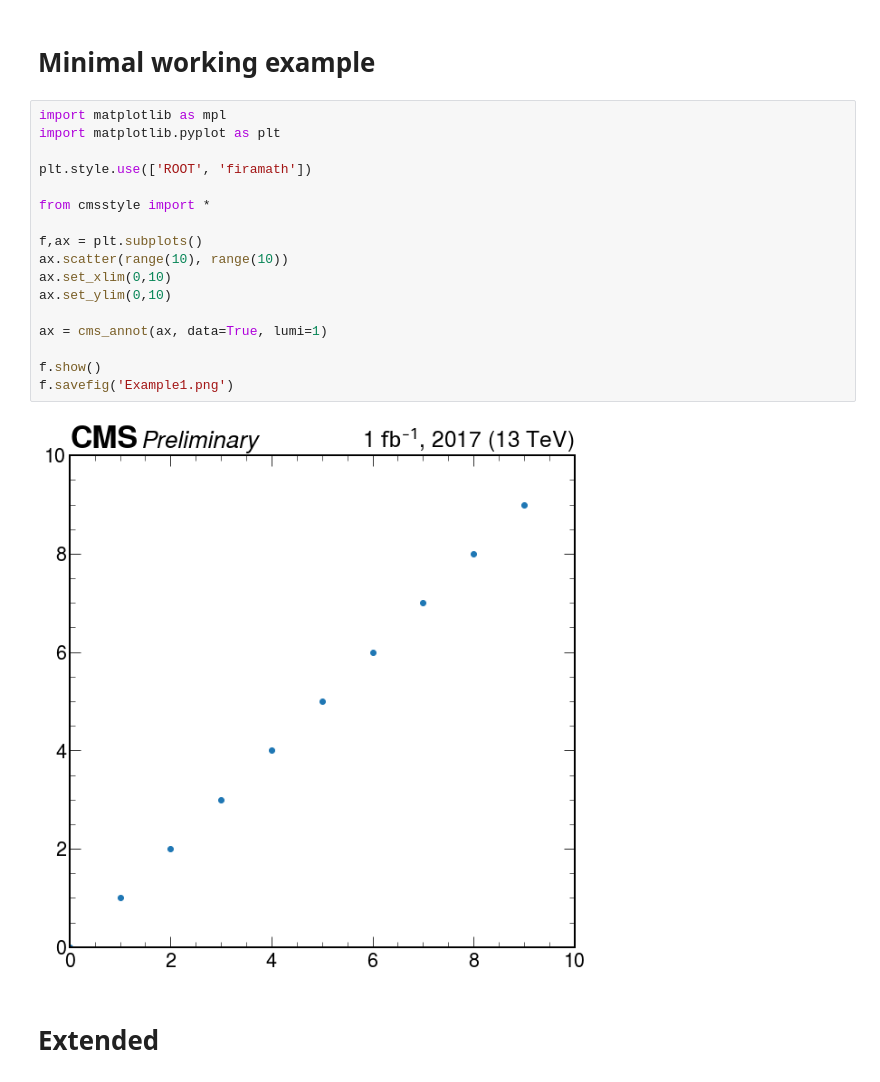
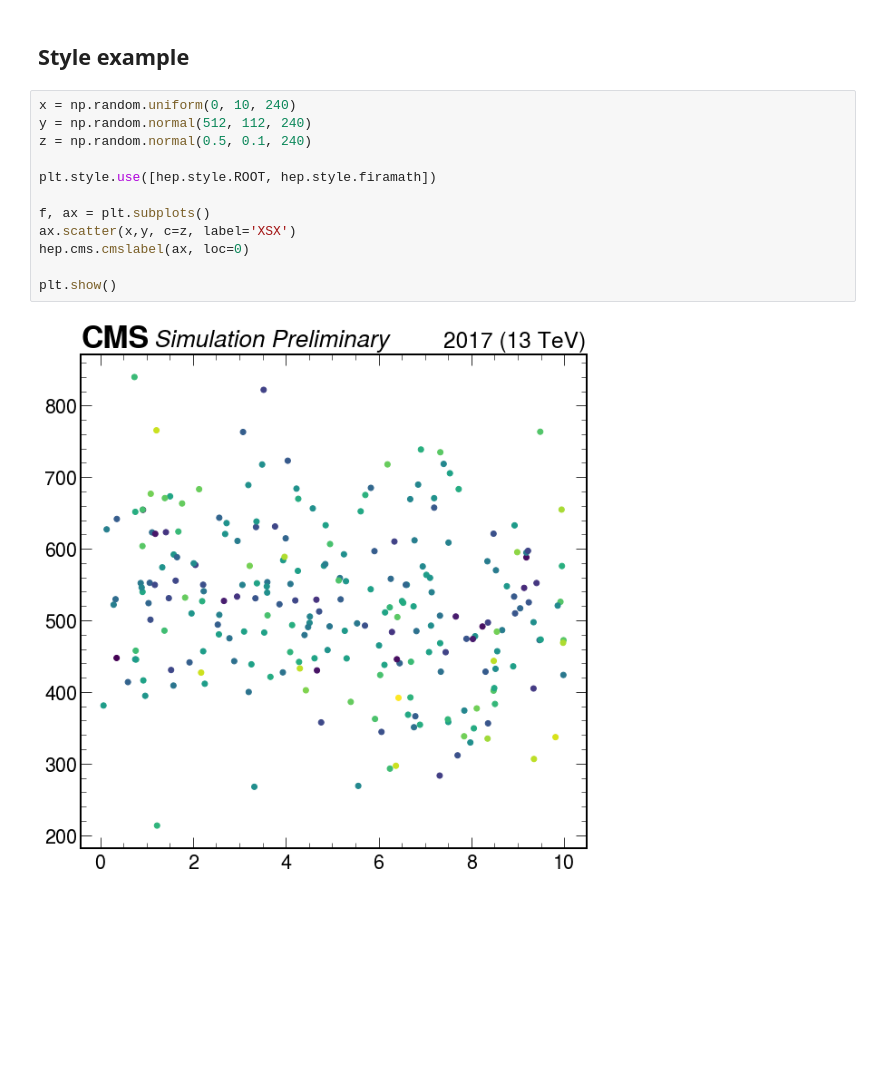
Before and after one commit to scikit-hep/mplhep, a Jupyter notebook: Examples.ipynb, the cells around one changed output. Drawn from its saved outputs; the diff is of its cells as text; blank space fills up the shorter version.

```diff
--- a/Examples.ipynb
+++ b/Examples.ipynb
@@ -1,23 +9,16 @@
 # %% [markdown]
-# Minimal working example
+## Style example
-# %%
-import matplotlib as mpl
-import matplotlib.pyplot as plt
-
-plt.style.use(['ROOT', 'firamath'])
-
-from cmsstyle import *
-
-f,ax = plt.subplots()
-ax.scatter(range(10), range(10))
-ax.set_xlim(0,10)
-ax.set_ylim(0,10)
-
-ax = cms_annot(ax, data=True, lumi=1)
-
-f.show()
-f.savefig('Example1.png')
-# %% [output]
-[figure, removed]
-# %% [markdown]
-# Extended
+# %%
+x = np.random.uniform(0, 10, 240)
+y = np.random.normal(512, 112, 240)
+z = np.random.normal(0.5, 0.1, 240)
+
+plt.style.use([hep.style.ROOT, hep.style.firamath])
+
+f, ax = plt.subplots()
+ax.scatter(x,y, c=z, label='XSX')
+hep.cms.cmslabel(ax, loc=0)
+
+plt.show()
+# %% [output]
+[figure, added]
```
Also changed, not shown: parts of 10 cells of this notebook, 6 other files.
